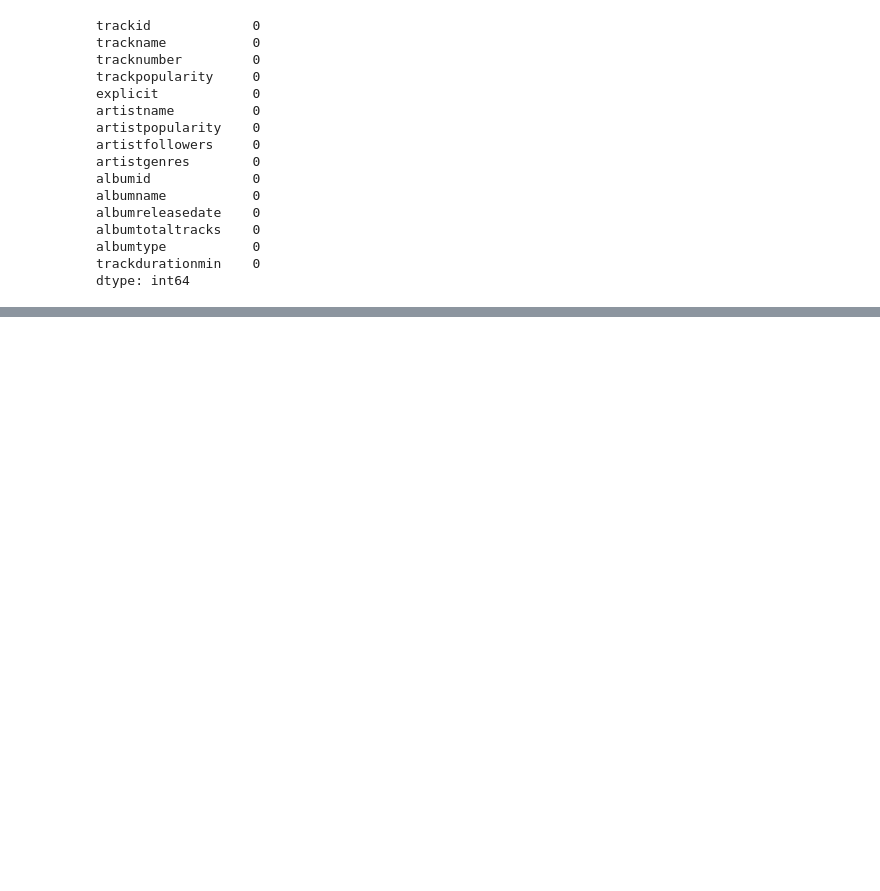
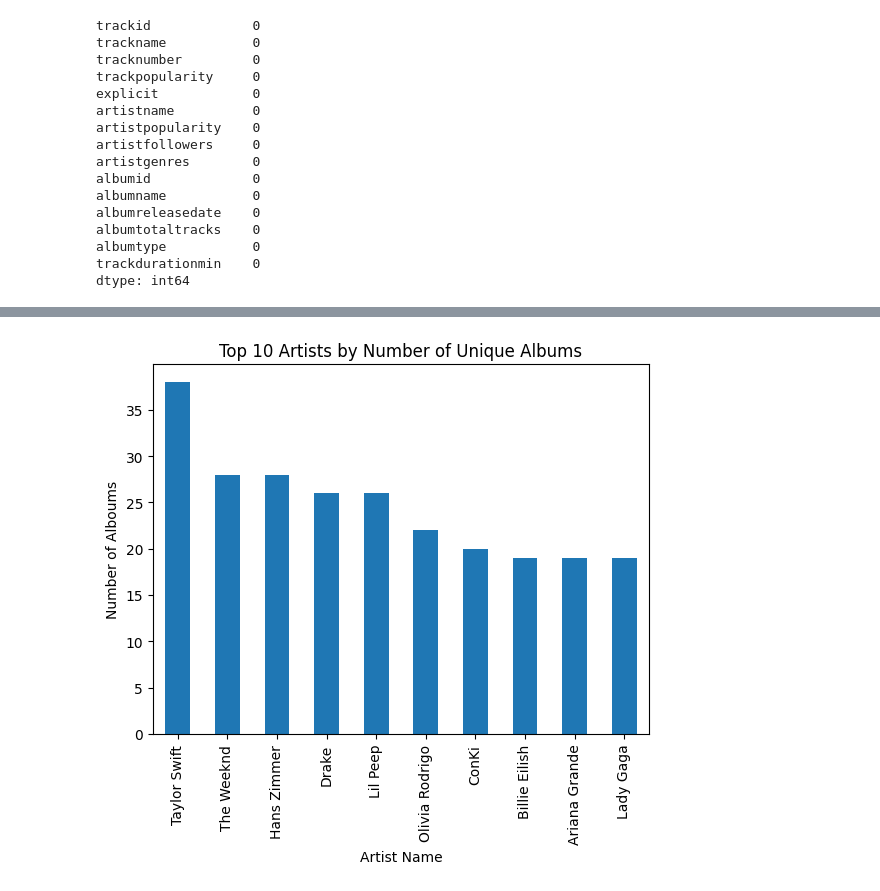
Before and after one commit to mikkiliavinash/python-eda-project, a Jupyter notebook: notebooks/03_day4_cleaning_visuals.ipynb, the cells around one changed output, grey strips where cells are left out. Cells and saved outputs as stored; diff of their text form; code cells hidden in the pictures; blank space fills up the shorter version.

```diff
--- a/notebooks/03_day4_cleaning_visuals.ipynb
+++ b/notebooks/03_day4_cleaning_visuals.ipynb
@@ -95,0 +103,15 @@ dtype: int64
+# %%
+df.groupby("artistname")["albumname"].nunique()\
+.sort_values(ascending=False)\
+.head(10)\
+.plot(kind="bar")
+
+
+plt.title("Top 10 Artists by Number of Unique Albums")
+plt.ylabel("Number of Alboums")
+plt.xlabel("Artist Name")
+plt.show()
+# Shows the top 10 artists based on unique albums released
+# Helps identify the most productive artists without double-counting tracks
+# %% [output]
+[figure, added]
```
Also changed, not shown: parts of 4 cells of this notebook.
